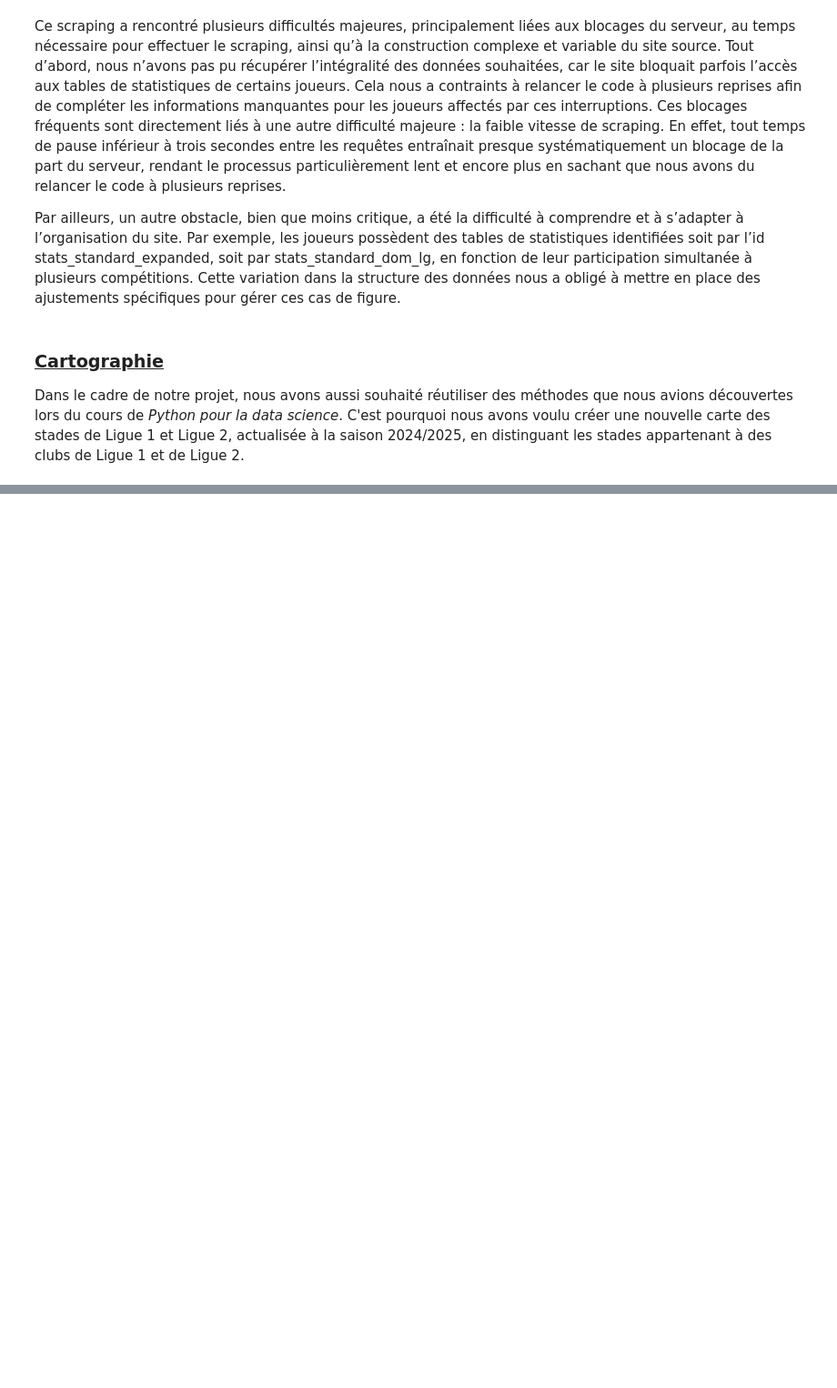
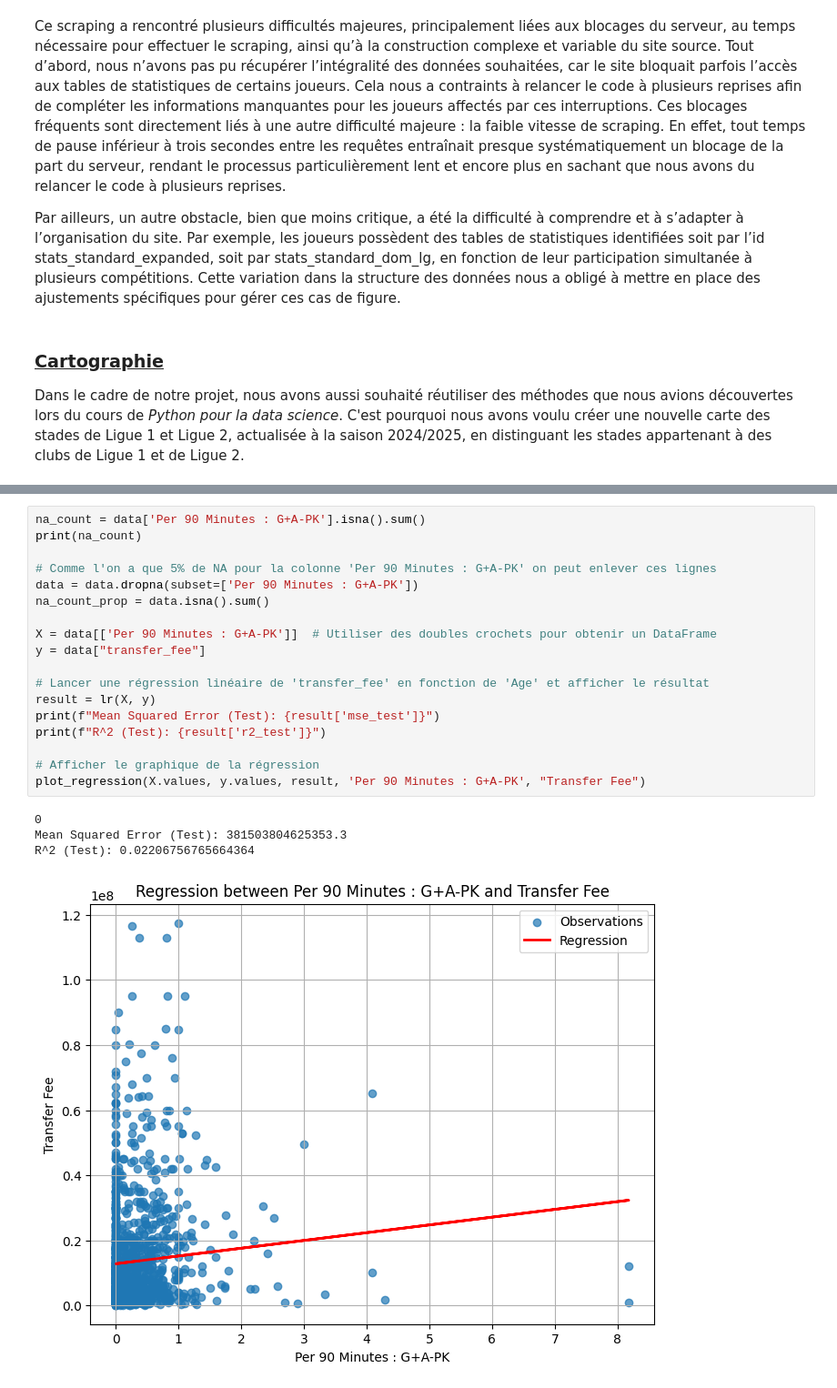
Before and after one commit to romandb21/ModelingFootballValue, a Jupyter notebook: rapport.ipynb, the cells around one changed output, grey strips where cells are left out. Shown at 91% size. Saved outputs shown, nothing was run; the diff lists cells and outputs as text; blank space fills up the shorter version.

```diff
--- a/rapport.ipynb
+++ b/rapport.ipynb
@@ -795,0 +932,23 @@ Il s'agit désormais d'utiliser les données que nous avons récupérées afin d
+# %%
+na_count = data['Per 90 Minutes : G+A-PK'].isna().sum()
+print(na_count)
+
+# Comme l'on a que 5% de NA pour la colonne 'Per 90 Minutes : G+A-PK' on peut enlever ces lignes
+data = data.dropna(subset=['Per 90 Minutes : G+A-PK'])
+na_count_prop = data.isna().sum()
+
+X = data[['Per 90 Minutes : G+A-PK']]  # Utiliser des doubles crochets pour obtenir un DataFrame
+y = data["transfer_fee"]
+
+# Lancer une régression linéaire de 'transfer_fee' en fonction de 'Age' et afficher le résultat
+result = lr(X, y)
+print(f"Mean Squared Error (Test): {result['mse_test']}")
+print(f"R^2 (Test): {result['r2_test']}")
+
+# Afficher le graphique de la régression
+plot_regression(X.values, y.values, result, 'Per 90 Minutes : G+A-PK', "Transfer Fee")
+# %% [output]
+0
+Mean Squared Error (Test): 381503804625353.3
+R^2 (Test): 0.02206756765664364
+[figure, added]
```
Also changed, not shown: parts of 25 cells of this notebook, 1 other file.
